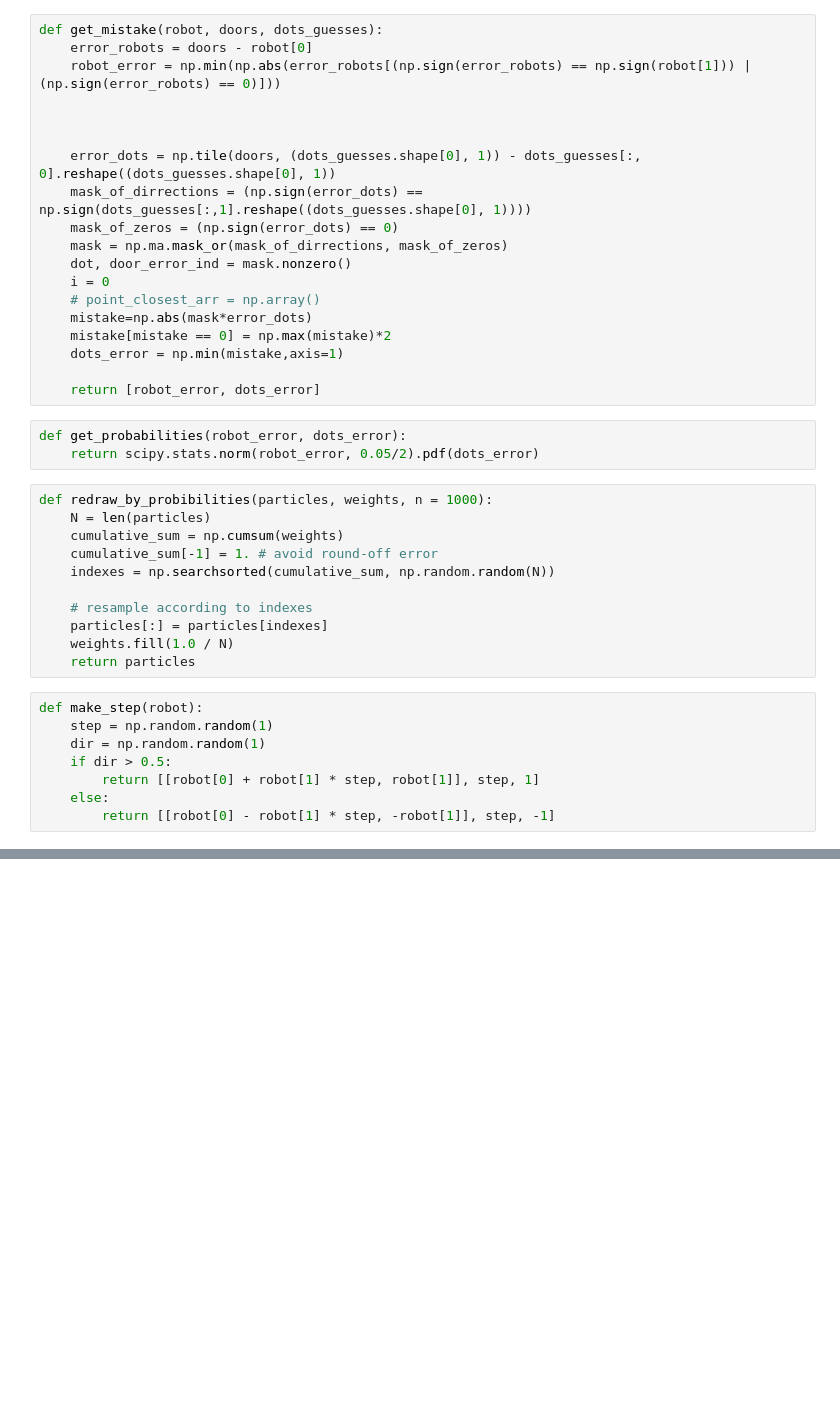
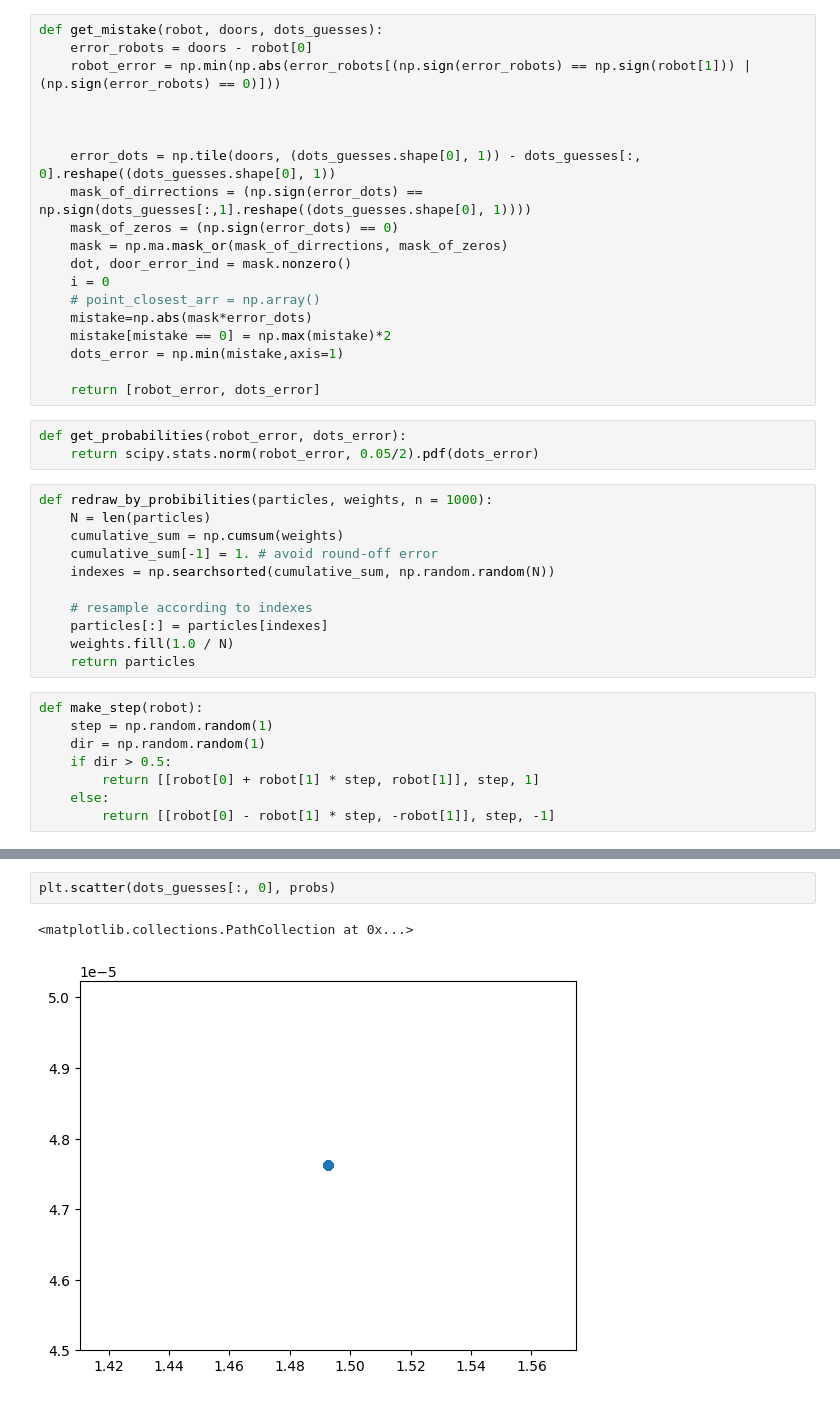
Before and after one commit to ITMO449-ML-department/webots_road, a Jupyter notebook: PythonSims/1d_localization.ipynb, the cells around one changed output, grey strips where cells are left out. Drawn from its saved outputs; the diff is of its cells as text; blank space fills up the shorter version.

```diff
--- a/PythonSims/1d_localization.ipynb
+++ b/PythonSims/1d_localization.ipynb
@@ -79,0 +77,5 @@ print(dots_guesses[np.argmax(probs)])
+# %%
+plt.scatter(dots_guesses[:, 0], probs)
+# %% [output]
+<matplotlib.collections.PathCollection at 0x...>
+[figure, added]
```
Also changed, not shown: parts of 3 cells of this notebook.
